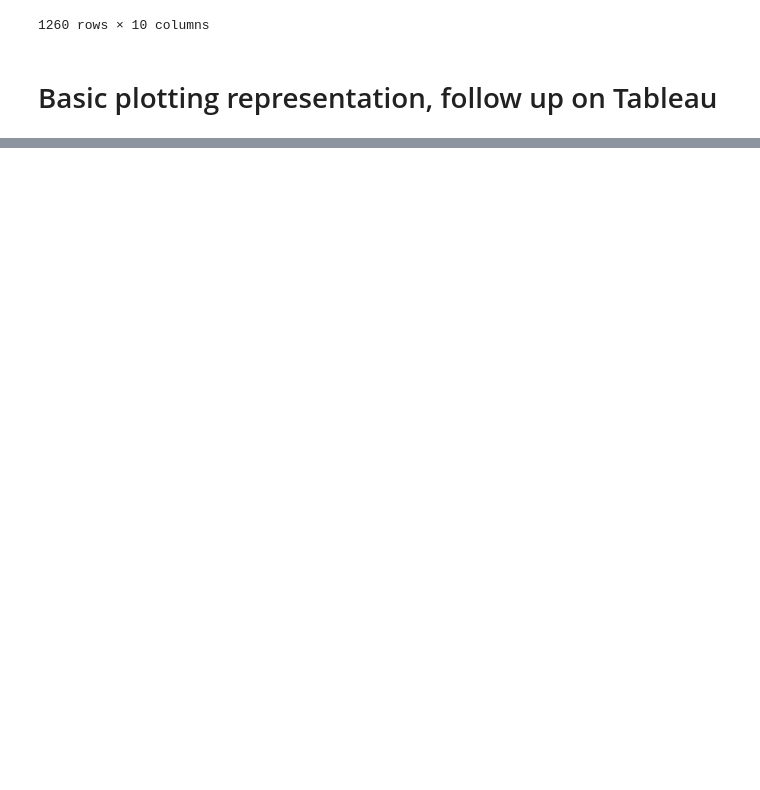
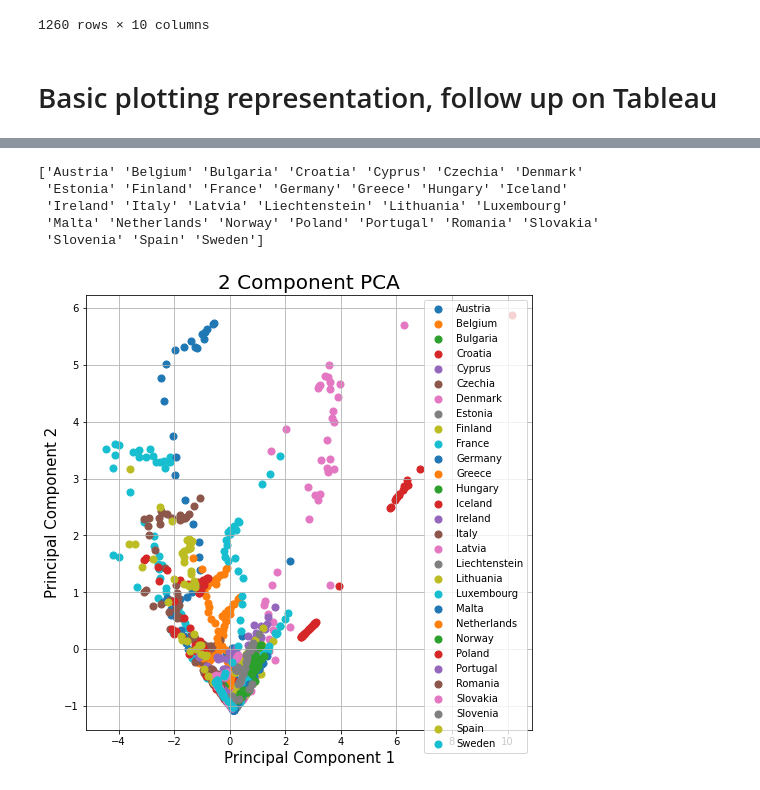
Before and after one commit to AdrienOliva/DS_Exercice, a Jupyter notebook: COVID_World.ipynb, the cells around one changed output, grey strips where cells are left out. Saved outputs shown, nothing was run; the diff lists cells and outputs as text; code cells hidden in the pictures; blank space fills up the shorter version.

```diff
--- a/COVID_World.ipynb
+++ b/COVID_World.ipynb
@@ -167,0 +192,2 @@ df_sum.to_csv('Covid_Clean_DS.csv', index = False)
+# %%
+x = StandardScaler().fit_transform(x)
@@ -167,0 +203,6 @@ df_sum.to_csv('Covid_Clean_DS.csv', index = False)
+# %%
+pca = PCA(n_components=2)
+principalComponents = pca.fit_transform(x)
+# %%
+principalDf = pd.DataFrame(data = principalComponents
+             , columns = ['principal component 1', 'principal component 2'])
@@ -167,0 +218,3 @@ df_sum.to_csv('Covid_Clean_DS.csv', index = False)
+# %%
+finalDf = pd.concat([principalDf, df_sum[['country']]], axis = 1)
+finalDf.head(5)
@@ -167,0 +228,25 @@ df_sum.to_csv('Covid_Clean_DS.csv', index = False)
+# %%
+fig = plt.figure(figsize = (8,8))
+ax = fig.add_subplot(1,1,1)
+ax.set_xlabel('Principal Component 1', fontsize = 15)
+ax.set_ylabel('Principal Component 2', fontsize = 15)
+ax.set_title('2 Component PCA', fontsize = 20)
+
+targets = df_sum.country.unique()
+print(targets)
+#targets = ['Iris-setosa', 'Iris-versicolor', 'Iris-virginica']
+colors = ['r', 'g', 'b']
+for target in targets:
+    indicesToKeep = finalDf['country'] == target
+    ax.scatter(finalDf.loc[indicesToKeep, 'principal component 1']
+               , finalDf.loc[indicesToKeep, 'principal component 2']
+               , s = 50)
+ax.legend(targets)
+ax.grid()
+# %% [output]
+['Austria' 'Belgium' 'Bulgaria' 'Croatia' 'Cyprus' 'Czechia' 'Denmark'
+ 'Estonia' 'Finland' 'France' 'Germany' 'Greece' 'Hungary' 'Iceland'
+ 'Ireland' 'Italy' 'Latvia' 'Liechtenstein' 'Lithuania' 'Luxembourg'
+ 'Malta' 'Netherlands' 'Norway' 'Poland' 'Portugal' 'Romania' 'Slovakia'
+ 'Slovenia' 'Spain' 'Sweden']
+[figure, added]
```
Also changed, not shown: parts of 11 cells of this notebook.
